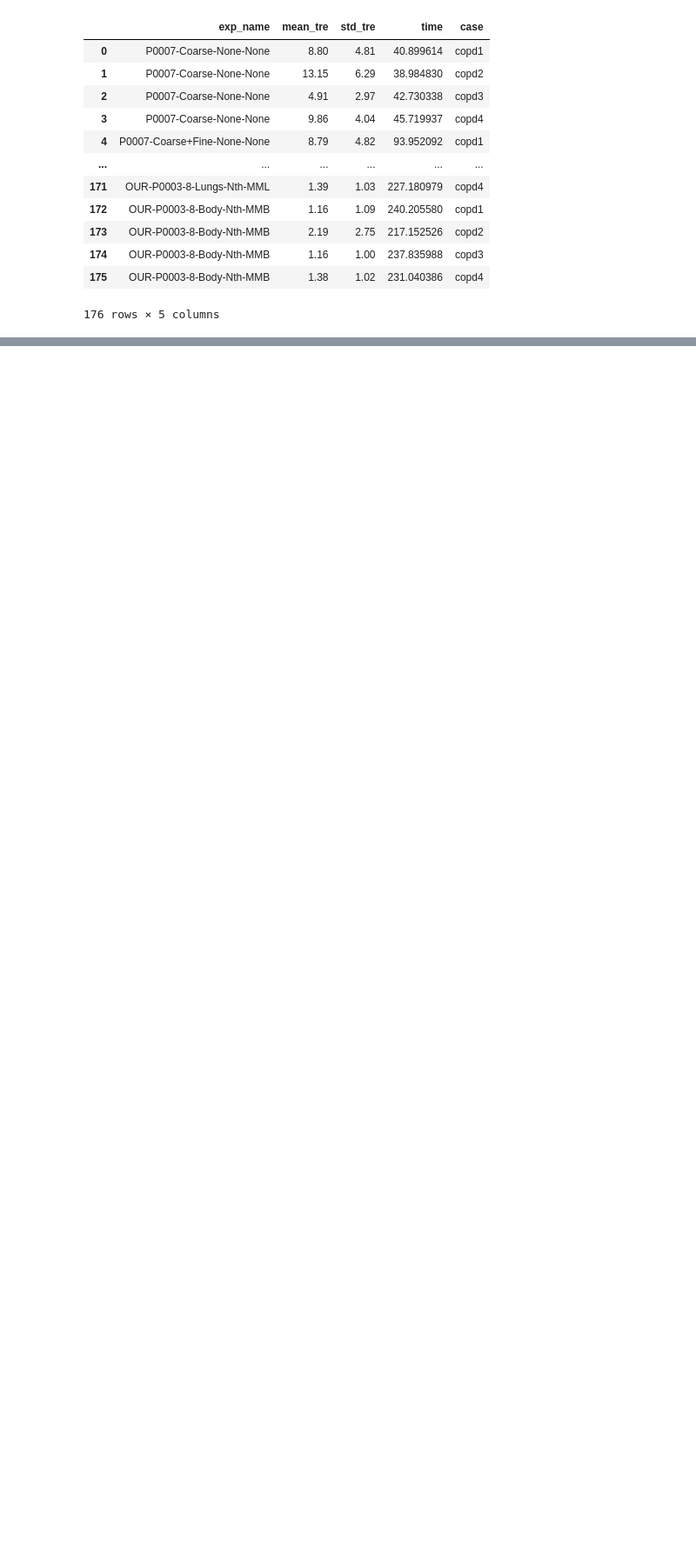
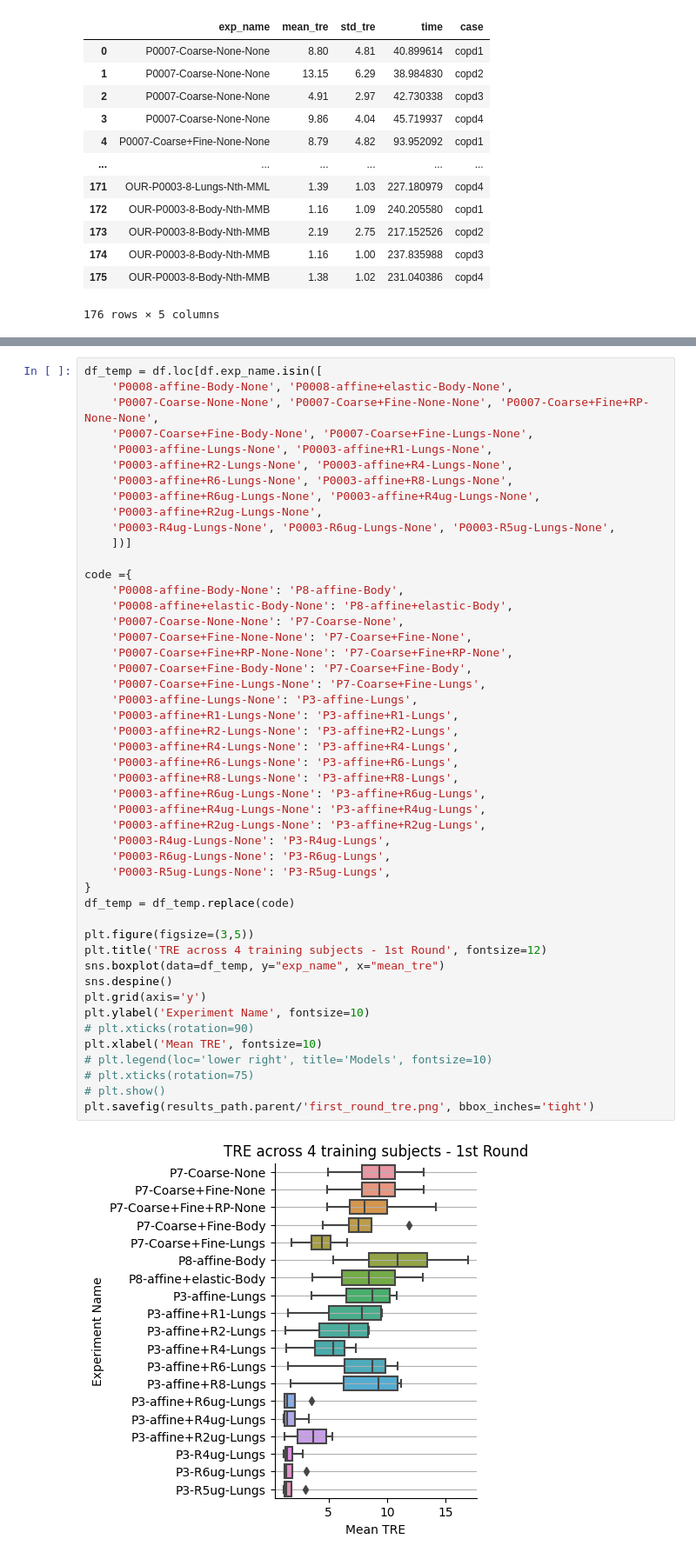
Before and after one commit to joaco18/mira_final_project, a Jupyter notebook: notebooks/develop_elastix.ipynb, the cells around one changed output, grey strips where cells are left out. Shown at 87% size. Cells and saved outputs as stored; diff of their text form; blank space fills up the shorter version.

Commit message:
update plots

```diff
--- a/notebooks/develop_elastix.ipynb
+++ b/notebooks/develop_elastix.ipynb
@@ -1997,0 +2024,50 @@ df
+# %%
+df_temp = df.loc[df.exp_name.isin([
+    'P0008-affine-Body-None', 'P0008-affine+elastic-Body-None',
+    'P0007-Coarse-None-None', 'P0007-Coarse+Fine-None-None', 'P0007-Coarse+Fine+RP-None-None',
+    'P0007-Coarse+Fine-Body-None', 'P0007-Coarse+Fine-Lungs-None',
+    'P0003-affine-Lungs-None', 'P0003-affine+R1-Lungs-None',
+    'P0003-affine+R2-Lungs-None', 'P0003-affine+R4-Lungs-None',
+    'P0003-affine+R6-Lungs-None', 'P0003-affine+R8-Lungs-None',
+    'P0003-affine+R6ug-Lungs-None', 'P0003-affine+R4ug-Lungs-None',
+    'P0003-affine+R2ug-Lungs-None',
+    'P0003-R4ug-Lungs-None', 'P0003-R6ug-Lungs-None', 'P0003-R5ug-Lungs-None',
+    ])]
+
+code ={
+    'P0008-affine-Body-None': 'P8-affine-Body',
+    'P0008-affine+elastic-Body-None': 'P8-affine+elastic-Body',
+    'P0007-Coarse-None-None': 'P7-Coarse-None',
+    'P0007-Coarse+Fine-None-None': 'P7-Coarse+Fine-None',
+    'P0007-Coarse+Fine+RP-None-None': 'P7-Coarse+Fine+RP-None',
+    'P0007-Coarse+Fine-Body-None': 'P7-Coarse+Fine-Body',
+    'P0007-Coarse+Fine-Lungs-None': 'P7-Coarse+Fine-Lungs',
+    'P0003-affine-Lungs-None': 'P3-affine-Lungs',
+    'P0003-affine+R1-Lungs-None': 'P3-affine+R1-Lungs',
+    'P0003-affine+R2-Lungs-None': 'P3-affine+R2-Lungs',
+    'P0003-affine+R4-Lungs-None': 'P3-affine+R4-Lungs',
+    'P0003-affine+R6-Lungs-None': 'P3-affine+R6-Lungs',
+    'P0003-affine+R8-Lungs-None': 'P3-affine+R8-Lungs',
+    'P0003-affine+R6ug-Lungs-None': 'P3-affine+R6ug-Lungs',
+    'P0003-affine+R4ug-Lungs-None': 'P3-affine+R4ug-Lungs',
+    'P0003-affine+R2ug-Lungs-None': 'P3-affine+R2ug-Lungs',
+    'P0003-R4ug-Lungs-None': 'P3-R4ug-Lungs',
+    'P0003-R6ug-Lungs-None': 'P3-R6ug-Lungs',
+    'P0003-R5ug-Lungs-None': 'P3-R5ug-Lungs',
+}
+df_temp = df_temp.replace(code)
+
+plt.figure(figsize=(3,5))
+plt.title('TRE across 4 training subjects - 1st Round', fontsize=12)
+sns.boxplot(data=df_temp, y="exp_name", x="mean_tre")
+sns.despine()
+plt.grid(axis='y')
+plt.ylabel('Experiment Name', fontsize=10)
+# plt.xticks(rotation=90)
+plt.xlabel('Mean TRE', fontsize=10)
+# plt.legend(loc='lower right', title='Models', fontsize=10)
+# plt.xticks(rotation=75)
+# plt.show()
+plt.savefig(results_path.parent/'first_round_tre.png', bbox_inches='tight')
+# %% [output]
+[figure, added]
```
Also changed, not shown: parts of 15 cells of this notebook.
